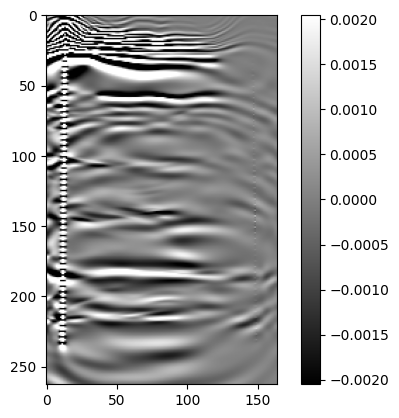
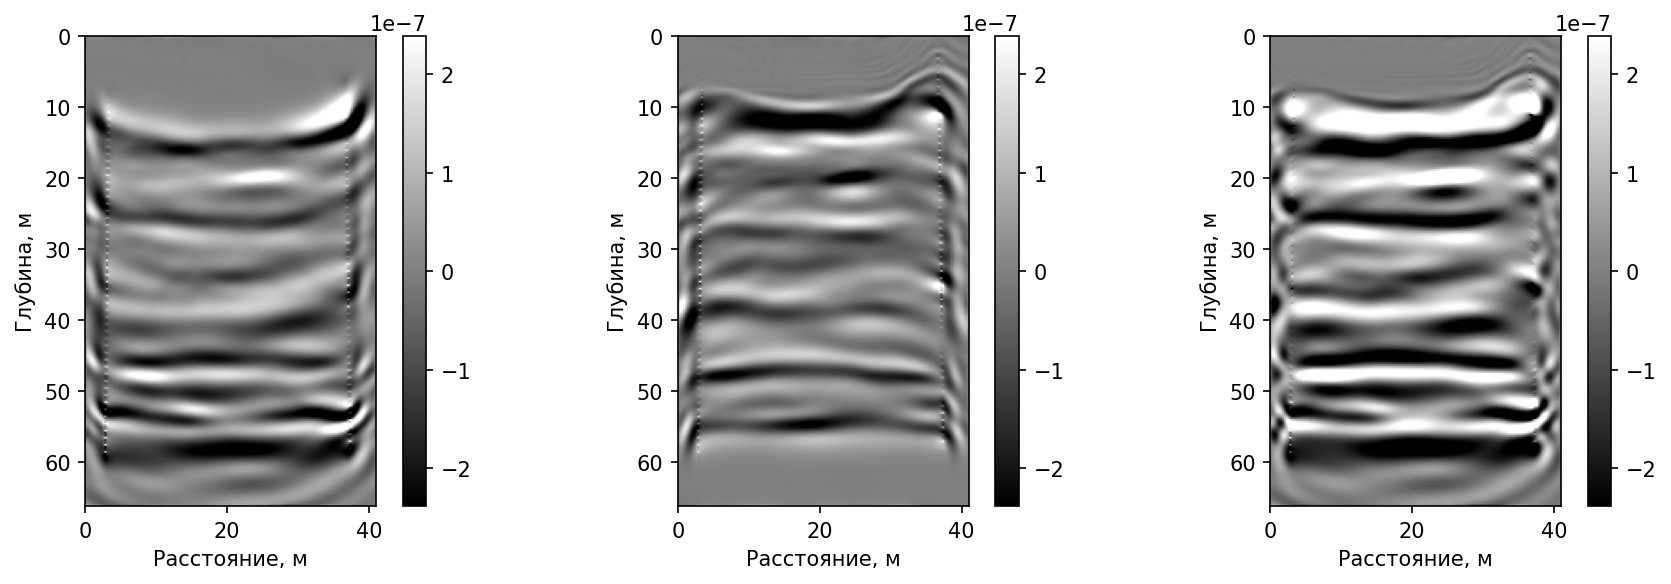
Unified diff of the notebook cell whose output changed from the first chart to the second:
--- before
+++ after
@@ -1,15 +1,28 @@
-from matplotlib import pyplot as plt
-# buff = np.diff(grad0.T[:-50, 50:-50], axis=0)
-grad0 = np.load("gradients/grad_full_0.npy")
-buff = grad0.T
-fig, axs = plt.subplots(1, 1, dpi=100)
-qa = np.quantile(buff, 0.8)
-# qa = np.quantile(buff, 0.8)
-# qa = np.quantile(buff, 0.8)
-# h=axs.imshow(laplace(buff, mode='constant'), cmap='gray', vmin=-qa/3, vmax=qa/3)
-h=axs.imshow(np.diff(buff, axis=0, n=2), cmap='gray', vmin=-qa/3, vmax=qa/3)
+grad_u = np.load("gradients/grad_full_u_0.npy")
+grad_d = np.load("gradients/grad_full_d_0.npy")
+image = np.load("images/image_iter_0.npy")
+sobel_h = sobel(image, 0)  # horizontal gradient
+sobel_v = sobel(image, 1)  # vertical gradient
+magnitude = np.sqrt(sobel_h**2 + sobel_v**2)
+# magnitude[magnitude] = np.nan
+fig, axs = plt.subplots(1, 3, figsize=(12, 4), dpi=150)
+# glmax = max([np.max(np.abs(grad_d)), np.max(np.abs(grad_u))])
+glmax = max([np.quantile(grad_d, 0.99), np.quantile(grad_u, 0.99)])
 
-# h=plt.imshow(buff, cmap='gray', vmin=-qa, vmax=qa)
+for gr, ax in zip([grad_d, grad_u, grad_d-grad_u], axs):
+    # h=ax.imshow(np.diff(gr.T, axis=0, n=2), cmap='gray', vmin=-glmax/5, vmax=glmax/5)
+    # h=ax.imshow(np.diff(gr.T, axis=0, n=1), cmap='gray', vmin=-glmax, vmax=glmax)
+    # h=ax.imshow(laplace(gr.T), cmap='gray', vmin=-glmax/10, vmax=glmax/10, extent=[0, grad_d.shape[0]*0.25, grad_d.shape[1]*0.25, 0])
+    h=ax.imshow(gr.T, cmap='gray', vmin=-glmax/1, vmax=glmax/1, extent=[0, grad_d.shape[0]*0.25, grad_d.shape[1]*0.25, 0])
+    # ax.imshow(image.T, cmap='jet', extent=[0, grad_d.shape[0], grad_d.shape[1], 0], alpha=0.25,)
+    ax.set_xlabel("Расстояние, м")
+    ax.set_ylabel("Глубина, м")
 
-fig.colorbar(h)
+    fig.colorbar(h)
+
+
+
+plt.tight_layout()
 plt.show()
+# plt.savefig("pngs/grad.png")
+# plt.close()

Commit: vti LSRTM draft done